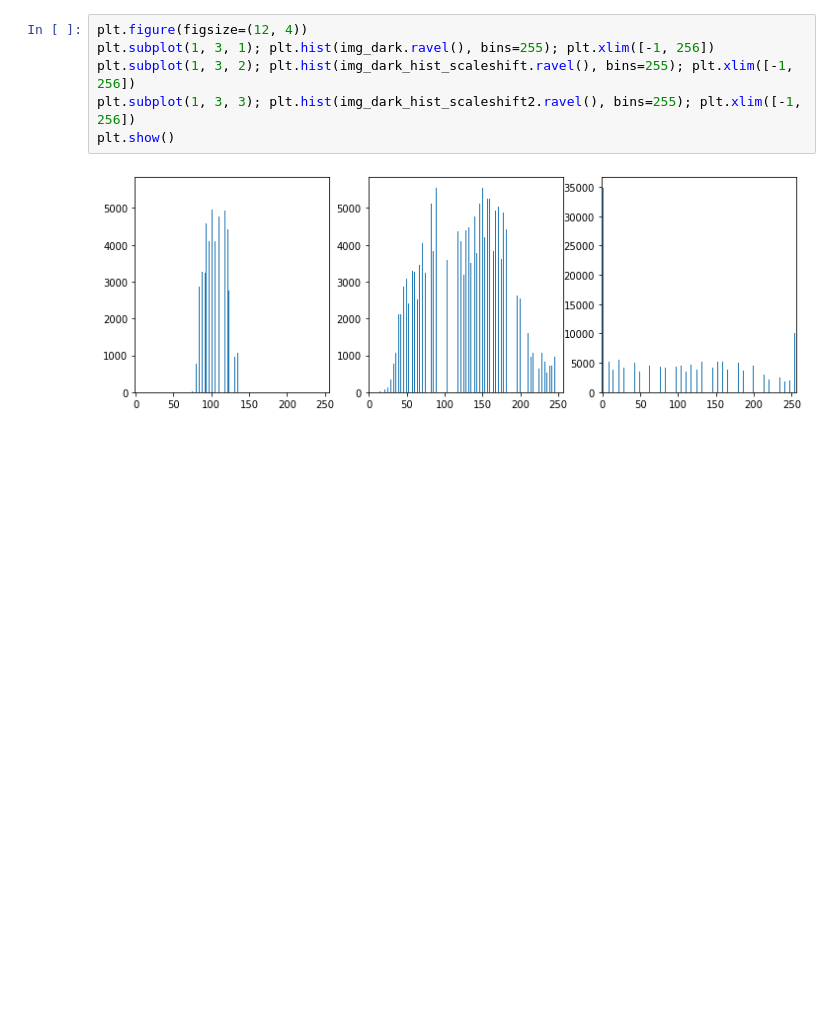
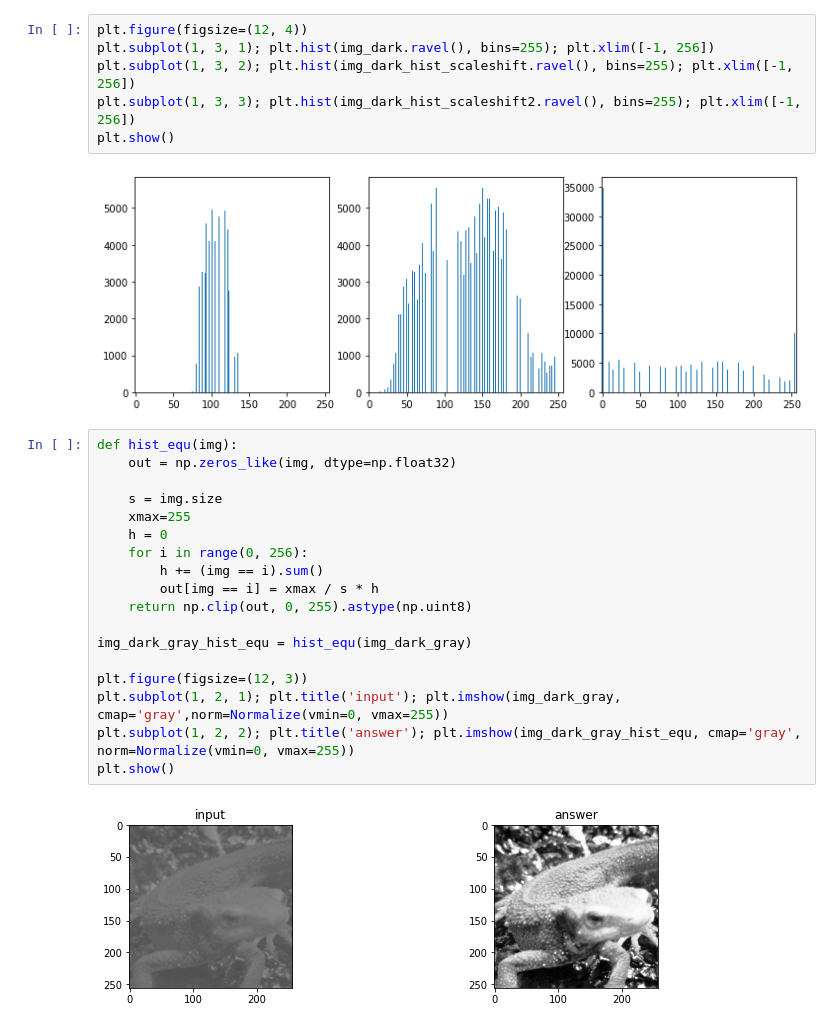
Before and after one commit to azugxi7374/garakuta222, a Jupyter notebook: 004_gazo/008.ipynb, the cells around one changed output. Cells and saved outputs as stored; diff of their text form; blank space fills up the shorter version.

```diff
--- a/004_gazo/008.ipynb
+++ b/004_gazo/008.ipynb
@@ -187,3 +187,23 @@ plt.subplot(1, 3, 3); plt.hist(img_dark_hist_scaleshift2.ravel(), bins=255); plt
 plt.show()
 # %% [output]
 [figure]
+# %%
+def hist_equ(img):
+    out = np.zeros_like(img, dtype=np.float32)
+
+    s = img.size
+    xmax=255
+    h = 0
+    for i in range(0, 256):
+        h += (img == i).sum()
+        out[img == i] = xmax / s * h
+    return np.clip(out, 0, 255).astype(np.uint8)
+
+img_dark_gray_hist_equ = hist_equ(img_dark_gray)
+
+plt.figure(figsize=(12, 3))
+plt.subplot(1, 2, 1); plt.title('input'); plt.imshow(img_dark_gray, cmap='gray',norm=Normalize(vmin=0, vmax=255))
+plt.subplot(1, 2, 2); plt.title('answer'); plt.imshow(img_dark_gray_hist_equ, cmap='gray', norm=Normalize(vmin=0, vmax=255))
+plt.show()
+# %% [output]
+[figure, added]
```
Also changed, not shown: parts of 1 cell of this notebook.
